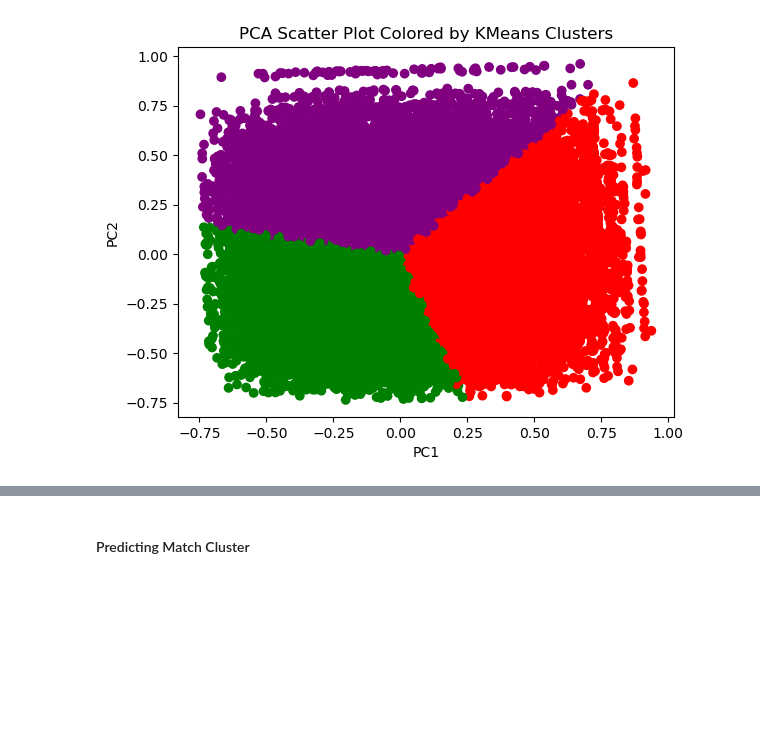
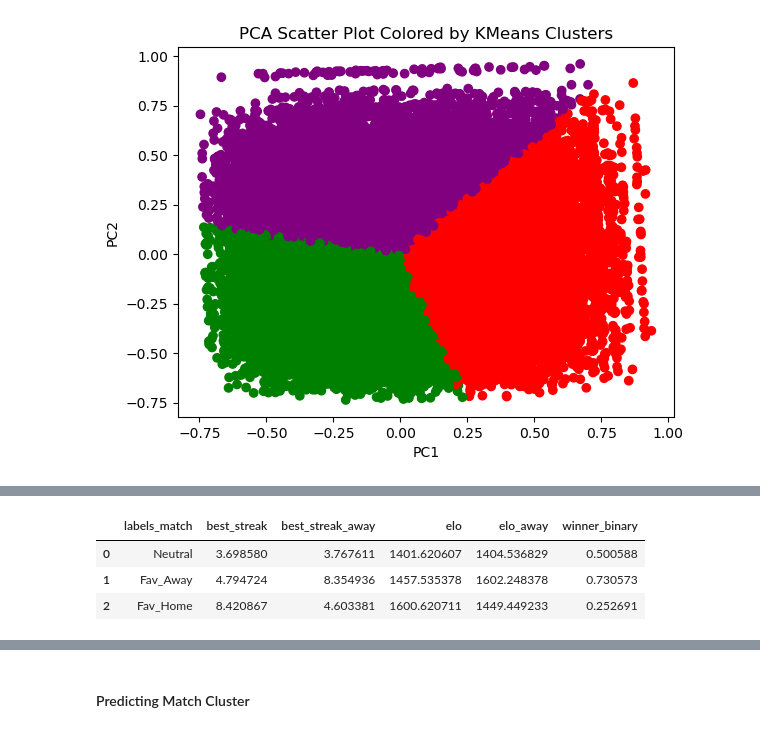
Before and after one commit to samswain2/SaltyBetter, a Jupyter notebook: saltybet -- modeling.ipynb, the cells around one changed output, grey strips where cells are left out. Cells and saved outputs as stored; diff of their text form; code cells hidden in the pictures; blank space fills up the shorter version.

```diff
--- a/saltybet -- modeling.ipynb
+++ b/saltybet -- modeling.ipynb
@@ -395,6 +395,13 @@ cluster_statistics
 | 0 | Neutral | 3.698580 | 1401.620607 | 1404.429793 | 5.429680e+06 | 39.744470 | 0.370531 | 0.500588 | ... |
 | 1 | Fav_Away | 4.794724 | 1457.535378 | 1459.304225 | 6.386487e+06 | 40.718407 | 0.453913 | 0.730573 | ... |
 | 2 | Fav_Home | 8.420867 | 1600.620711 | 1599.180688 | 9.743322e+06 | 43.306198 | 0.678306 | 0.252691 | ... |
+# %%
+cluster_statistics[['labels_match', 'best_streak', 'best_streak_other', 'elo', 'elo_other', 'winner_binary']].rename(columns={'best_streak_other': 'best_streak_away', 'elo_other': 'elo_away'})
+# %% [output]
+|  | labels_match | best_streak | best_streak_away | elo | elo_away | winner_binary |
+| 0 | Neutral | 3.698580 | 3.767611 | 1401.620607 | 1404.536829 | 0.500588 |
+| 1 | Fav_Away | 4.794724 | 8.354936 | 1457.535378 | 1602.248378 | 0.730573 |
+| 2 | Fav_Home | 8.420867 | 4.603381 | 1600.620711 | 1449.449233 | 0.252691 |
 # %%
 # Save labels in dataframe
 df_train['labels_match'] = labels
```
Also changed, not shown: parts of 5 cells of this notebook.
